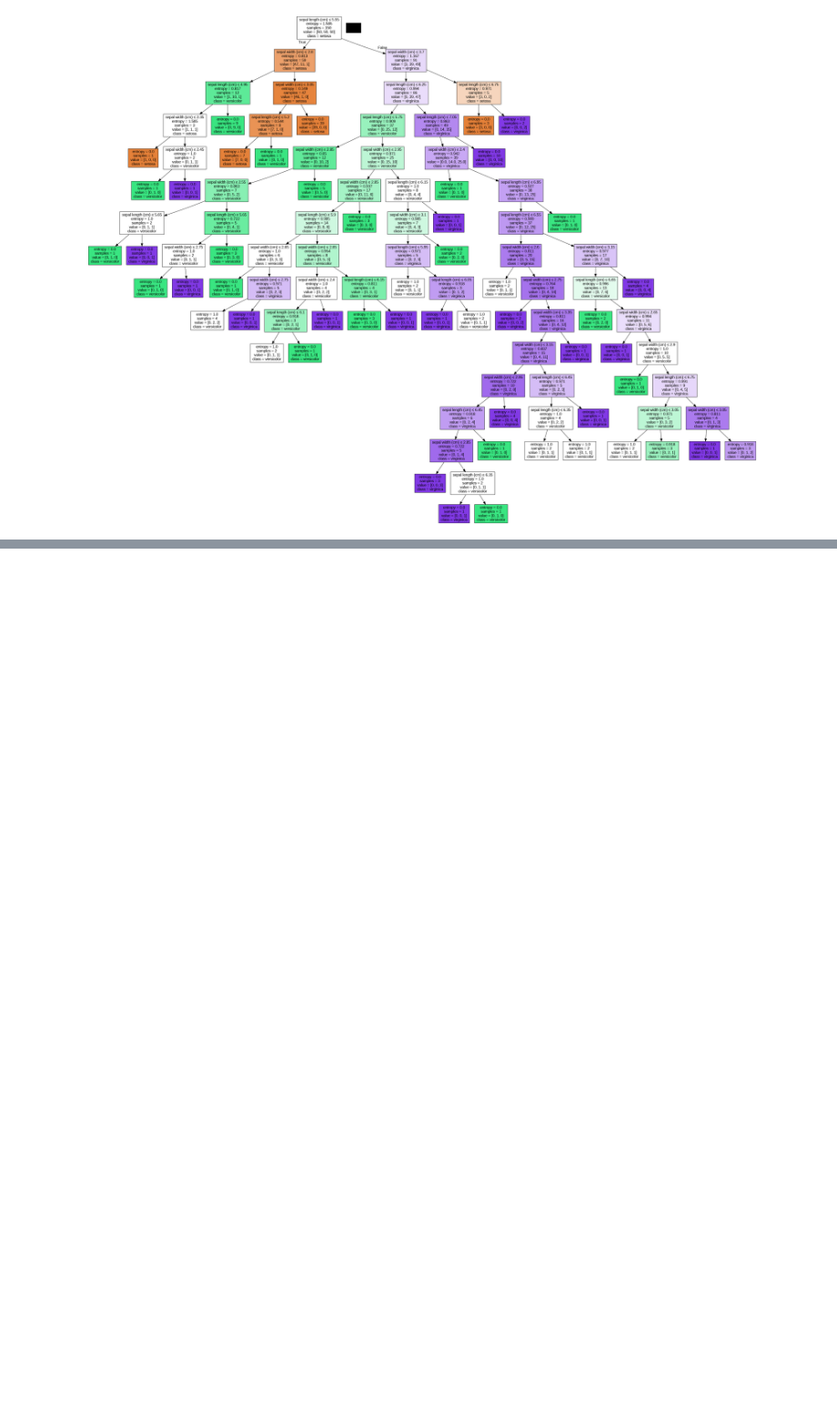
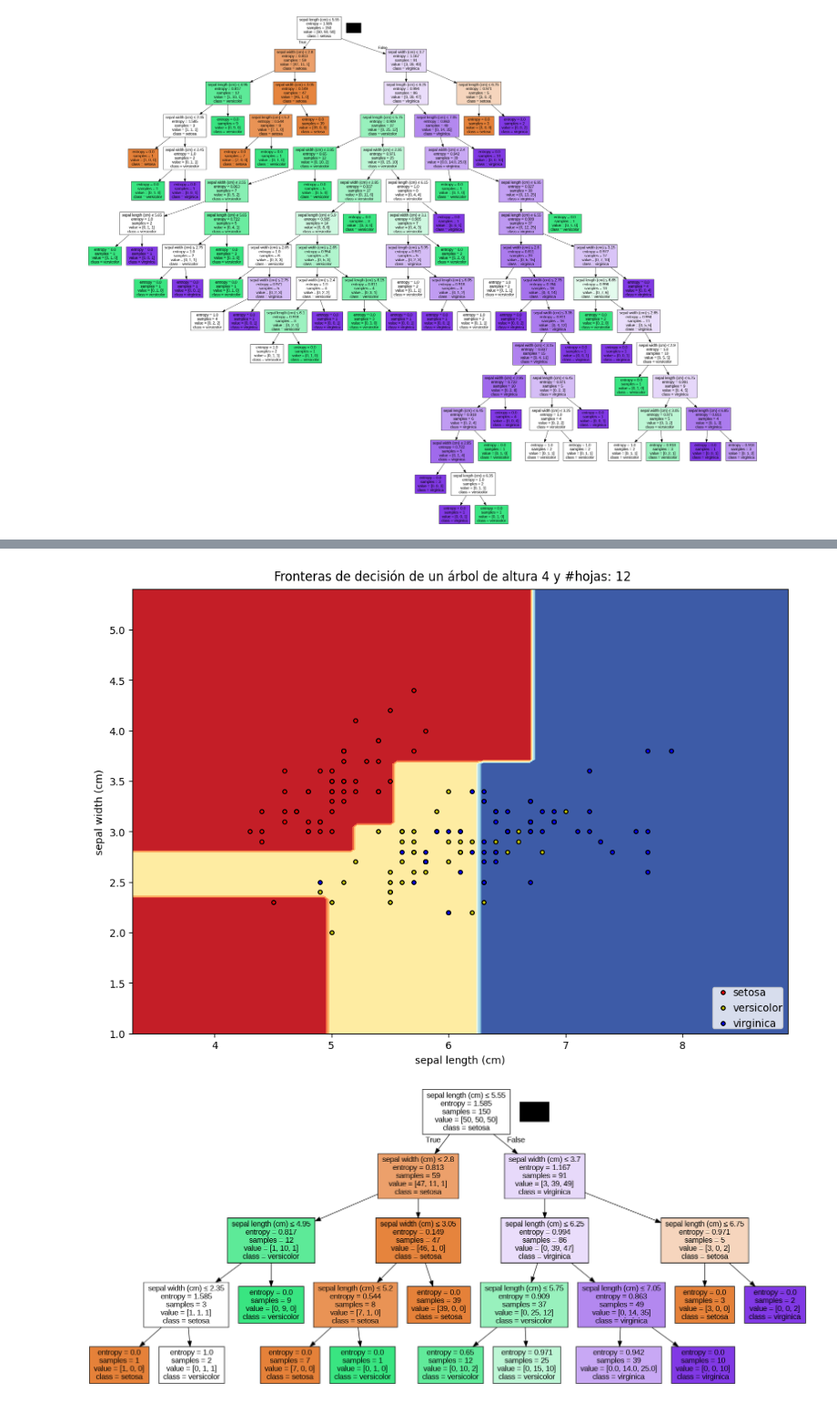
Before and after one commit to tusar-verma/Machine-learning-2c2026, a Jupyter notebook: notebooks/notebook_03_arboles_de_decision_sklearn-published.ipynb, the cells around one changed output, grey strips where cells are left out. Shown at 91% size. Cells and saved outputs as stored; diff of their text form; code cells hidden in the pictures; blank space fills up the shorter version.

```diff
--- a/notebooks/notebook_03_arboles_de_decision_sklearn-published.ipynb
+++ b/notebooks/notebook_03_arboles_de_decision_sklearn-published.ipynb
@@ -533,0 +569,5 @@ explore_decision_tree_boundaries()
+# %%
+explore_decision_tree_boundaries(max_depth=4)
+# %% [output]
+[figure, added]
+[figure, added]
```
Also changed, not shown: parts of 7 cells of this notebook.
